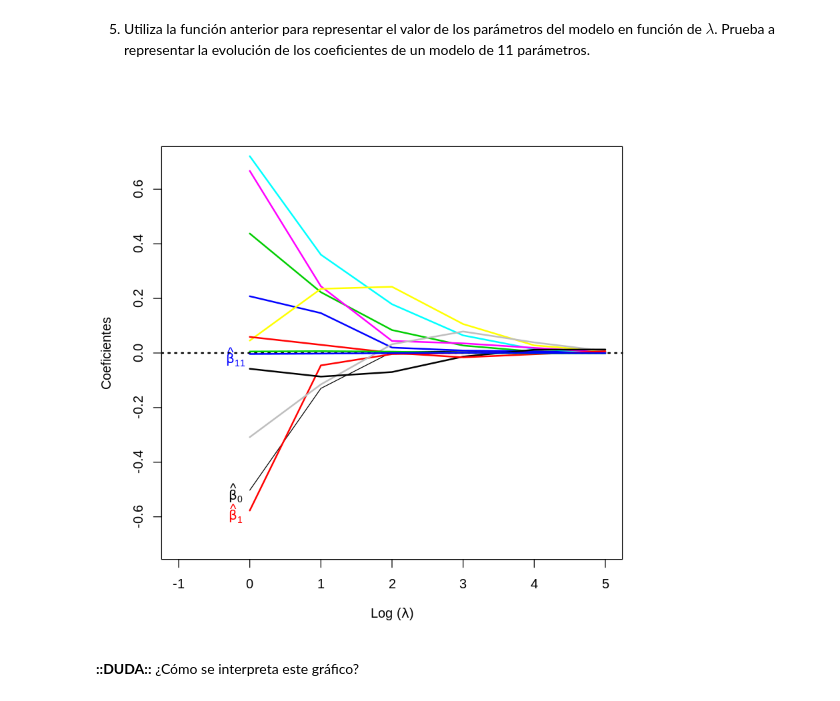
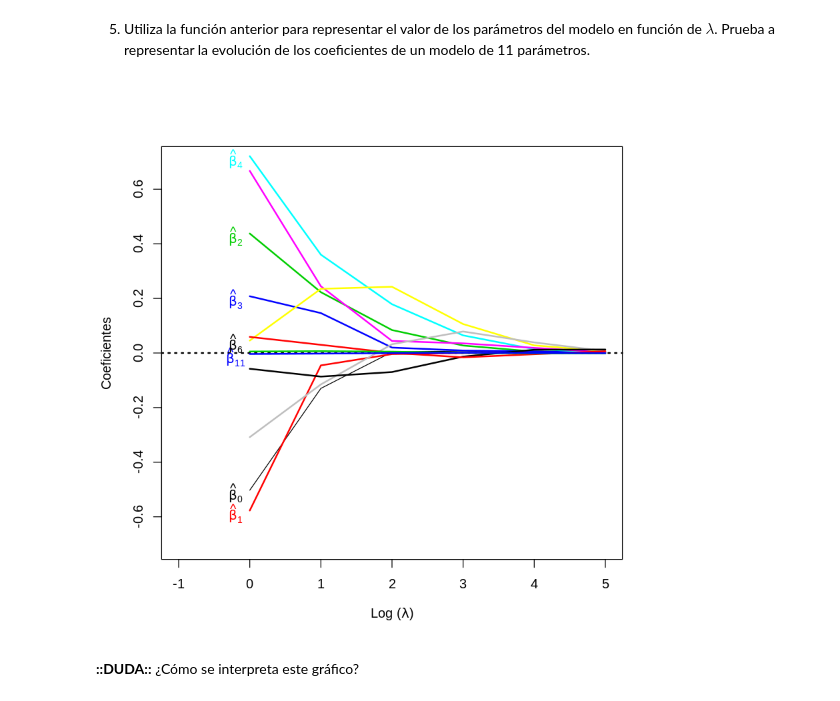
Before and after one commit to yerartdev/uc-m1965-stats, a Jupyter notebook: p18/m1965-ejercicio-9-regularizacion.ipynb, the cells around one changed output. Drawn from its saved outputs; the diff is of its cells as text; code cells hidden in the pictures.

```diff
--- a/p18/m1965-ejercicio-9-regularizacion.ipynb
+++ b/p18/m1965-ejercicio-9-regularizacion.ipynb
@@ -463,36 +464,54 @@ C <- do.call(rbind, Coeficientes)
 # %%
 #::GMG::Pinto la base del gráfico con la línea punteada del cero en negro y
 #       el primer parámetro
 plot(log10(lambdas),
      C[,1],
      xlim = c(-1,5), ylim = c(-0.7, 0.7),
      xlab = expression(paste('Log (', lambda,')')),
      ylab = 'Coeficientes',
      type = 'l',
      col = 'black')
 abline(h=0, col='black',lty = 3, lwd = 2)
 #::GMG::Dibujo la evolución de cada coeficiente en lambda (columna de C)
 for (i in 2:12) {
   lines(log10(lambdas),
          C[,i],
          col=i,
          pch=2,
          lwd = 2)
 }
 #::GMG::Marco algunos parámetros
 text(-0.2,
      C[1,1] - 0.01,
      labels = expression(hat(beta)[0]),
      col = 'black')
 text(-0.2,
+     C[1,2] - 0.01,
+     labels = expression(hat(beta)[1]),
+     col = 2)
+text(-0.2,
+     C[1,3] - 0.01,
+     labels = expression(hat(beta)[2]),
+     col = 3)
+text(-0.2,
+     C[1,4] - 0.01,
+     labels = expression(hat(beta)[3]),
+     col = 4)
+text(-0.2,
+     C[1,5] - 0.01,
+     labels = expression(hat(beta)[4]),
+     col = 5)
+
+text(-0.2,
      C[1,12] - 0.01,
      labels = expression(hat(beta)[11]),
      col = 12)
+
 text(-0.2,
-     C[1,2] - 0.01,
-     labels = expression(hat(beta)[1]),
-     col = 2)
+     C[1,7] - 0.01,
+     labels = expression(hat(beta)[6]),
+     col = 1)
 # %% [output]
-[figure, old version]
+[figure, new version]
 # %% [markdown]
 **::DUDA::**  ¿Cómo se interpreta este gráfico?
```
Also changed, not shown: parts of 3 cells of this notebook.
